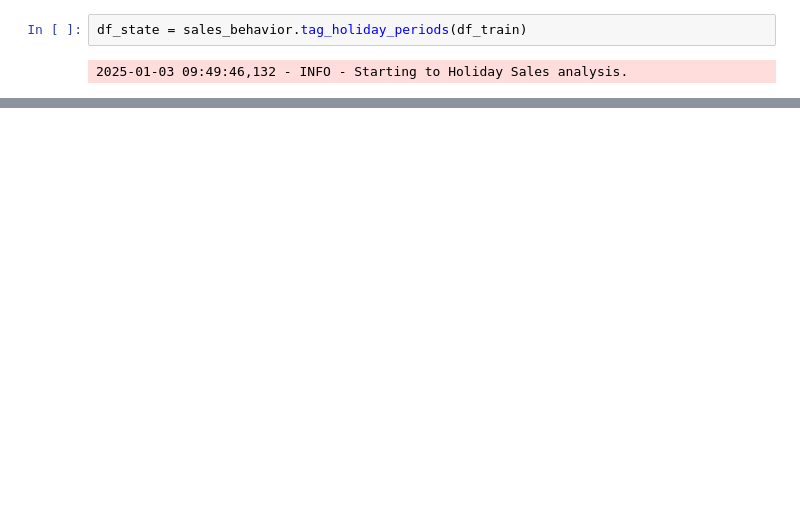
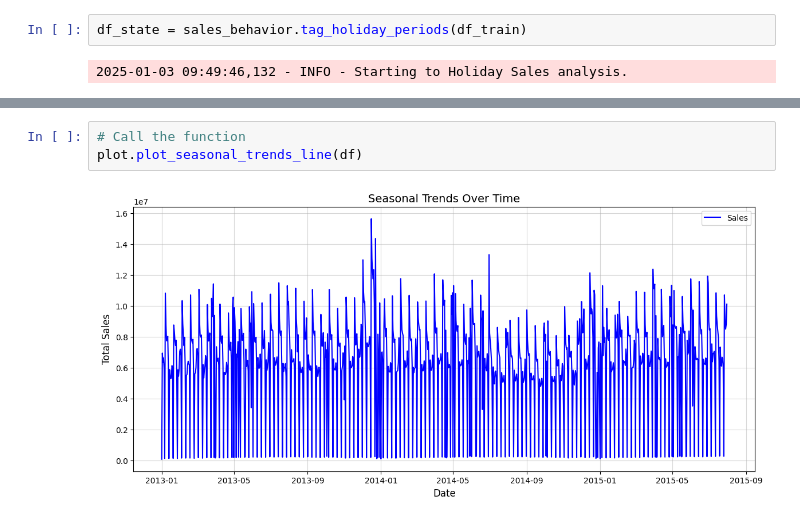
Before and after one commit to amsalugetasew/10_Academy_AI_Mastery_kifiya_Week_4, a Jupyter notebook: Notebooks/main.ipynb, the cells around one changed output, grey strips where cells are left out. Drawn from its saved outputs; the diff is of its cells as text; blank space fills up the shorter version.

```diff
--- a/Notebooks/main.ipynb
+++ b/Notebooks/main.ipynb
@@ -140,0 +151,5 @@ df_train.head()
+# %%
+# Call the function
+plot.plot_seasonal_trends_line(df)
+# %% [output]
+[figure, added]
```
Also changed, not shown: parts of 52 cells of this notebook.
